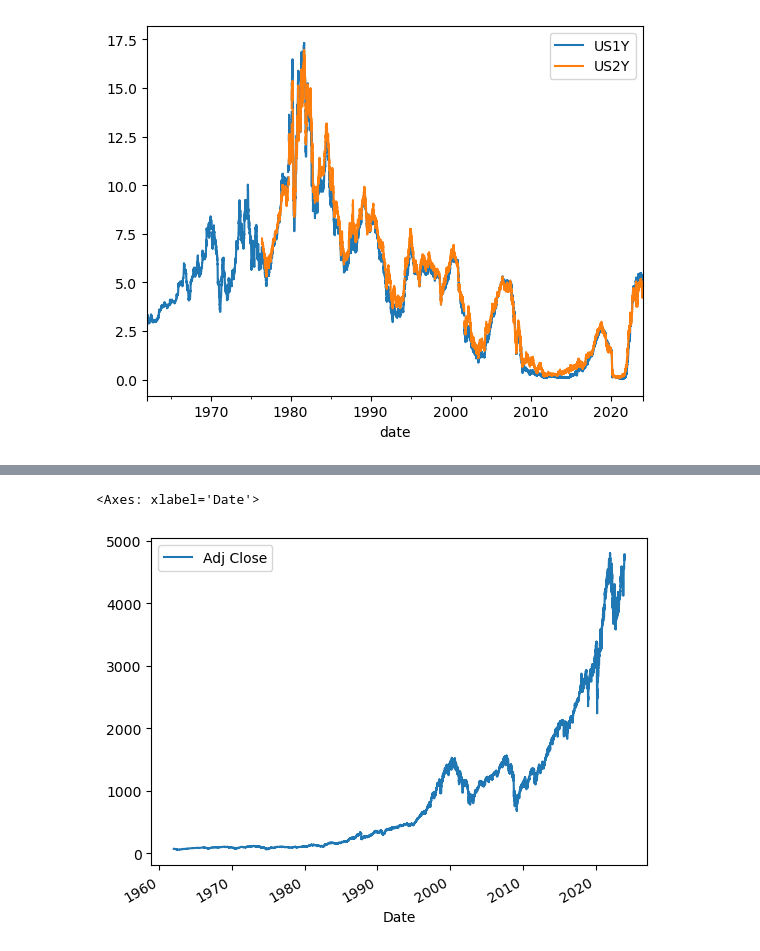
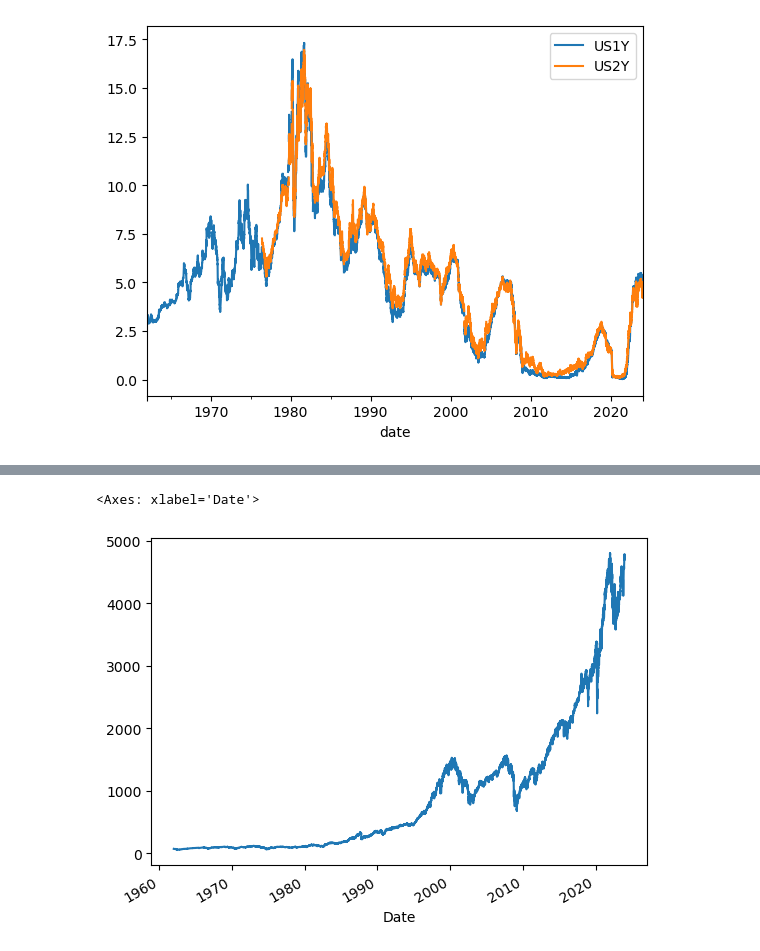
Before and after one commit to Mccalabrese/Neural-Networks-to-Model-the-SP500, a Jupyter notebook: tbill_sp_model.ipynb, the cells around one changed output, grey strips where cells are left out. Drawn from its saved outputs; the diff is of its cells as text; code cells hidden in the pictures.

```diff
--- a/tbill_sp_model.ipynb
+++ b/tbill_sp_model.ipynb
@@ -339,8 +355,9 @@ sp500_observations_df[[
 # %%
-sp500_df[['Adj Close']].plot()
+#sp500_df['Adj Close' ["1999-01-01":"2001-01-01"]].plot()
+sp500_df['Adj Close'].plot()
 # %% [output]
 <Axes: xlabel='Date'>
-[figure, old version]
+[figure, new version]
 # %%
 results_df = pd.DataFrame(sp500_observations_df['Adj Close'].pct_change())
 
```
Also changed, not shown: parts of 14 cells of this notebook.
